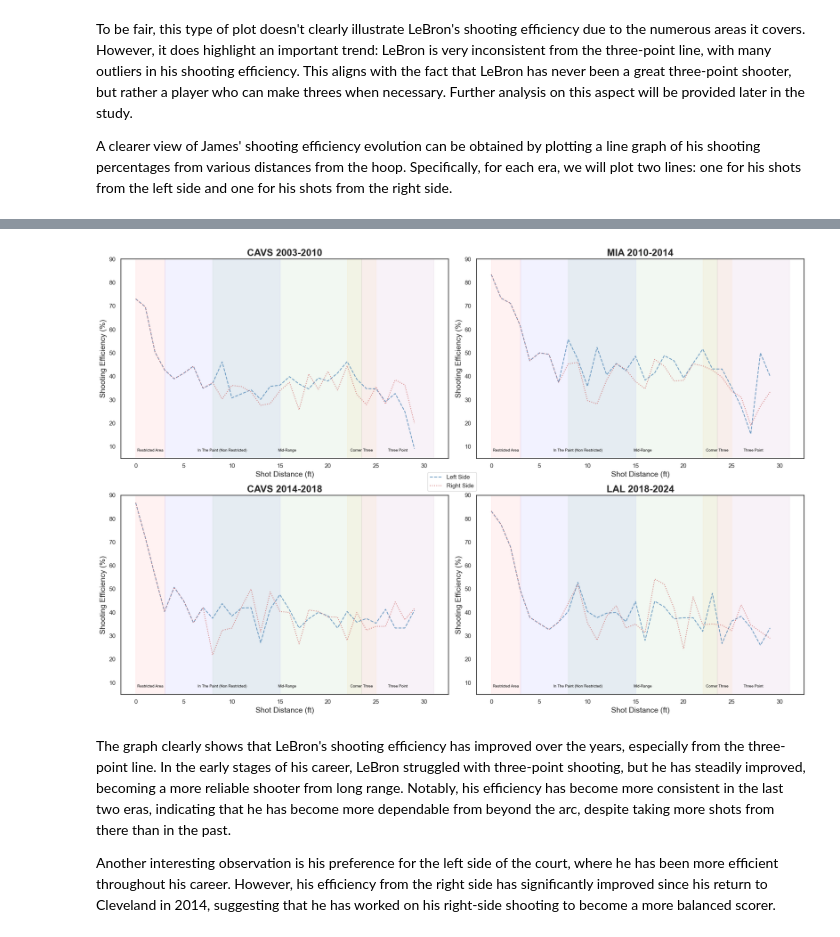
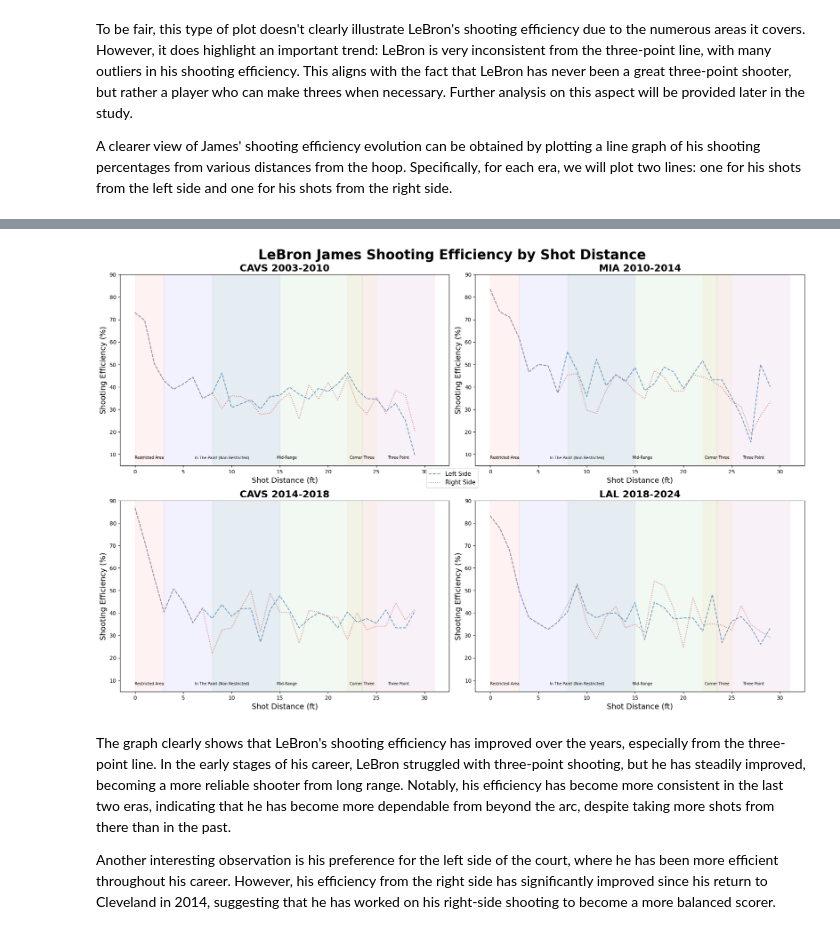
Before and after one commit to francescobortuzzo/DataScienceProject, a Jupyter notebook: creazione_plot/plot.ipynb, the cells around one changed output, grey strips where cells are left out. Drawn from its saved outputs; the diff is of its cells as text; code cells hidden in the pictures.

```diff
--- a/creazione_plot/plot.ipynb
+++ b/creazione_plot/plot.ipynb
@@ -636,34 +636,37 @@ def plot_efficiency(ax, title, team_data, df):
     df_l = df[(df.Area == 'Left Side(L)') | (df.Area == 'Center(C)')]
     df_r = df[(df.Area == 'Right Side(R)') | (df.Area == 'Center(C)')]
 
     efficiency_l = shooting_efficiency_distance(df_l, team_data)
     efficiency_r = shooting_efficiency_distance(df_r, team_data)
 
     ax.plot(range(0, 30), efficiency_l, label='Left Side', color='steelblue', alpha=0.8, linestyle='dashed')
     ax.plot(range(0, 30), efficiency_r, label='Right Side', color='indianred', alpha=0.8, linestyle='dotted')
 
     ax.set_ylim(5, 90)
     plot_dist(ax)
     ax.set_xlabel('Shot Distance (ft)', fontsize=14)
     ax.set_ylabel('Shooting Efficiency (%)', fontsize=14)
     ax.set_title(title, fontsize=18, fontweight='bold')
 
 # Create the figure and axes
 fig, axs = plt.subplots(2, 2, figsize=(18.5, 12.33))
 
 # Plot the shooting efficiency for each era
 plot_efficiency(axs[0, 0], 'CAVS 2003-2010', cavs_1, df)
 plot_efficiency(axs[0, 1], 'MIA 2010-2014', mia, df)
 plot_efficiency(axs[1, 0], 'CAVS 2014-2018', cavs_2, df)
 plot_efficiency(axs[1, 1], 'LAL 2018-2024', lal, df)
 
 # Add a legend
 fig.legend(['Left Side', 'Right Side'], loc='upper center', fontsize=11, bbox_to_anchor=(0.5, 0.525), bbox_transform=plt.gcf().transFigure)
 
+#Add a title
+fig.suptitle('LeBron James Shooting Efficiency by Shot Distance', fontsize=25, fontweight='bold')
+
 plt.tight_layout()
 plt.show()
 # %% [output]
-[figure, old version]
+[figure, new version]
 # %% [markdown]
 The graph clearly shows that LeBron's shooting efficiency has improved over the years, especially from the three-point line. In the early stages of his career, LeBron struggled with three-point shooting, but he has steadily improved, becoming a more reliable shooter from long range. Notably, his efficiency has become more consistent in the last two eras, indicating that he has become more dependable from beyond the arc, despite taking more shots from there than in the past.
 
```
Also changed, not shown: parts of 21 cells of this notebook, 6 other files.
